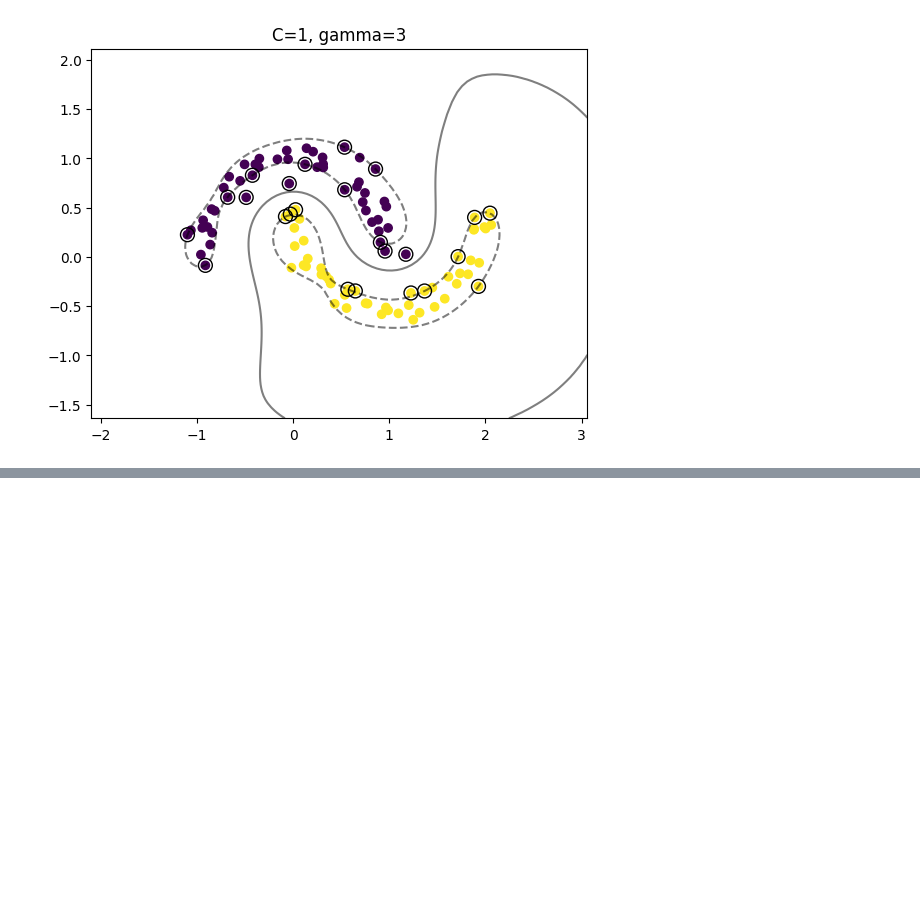
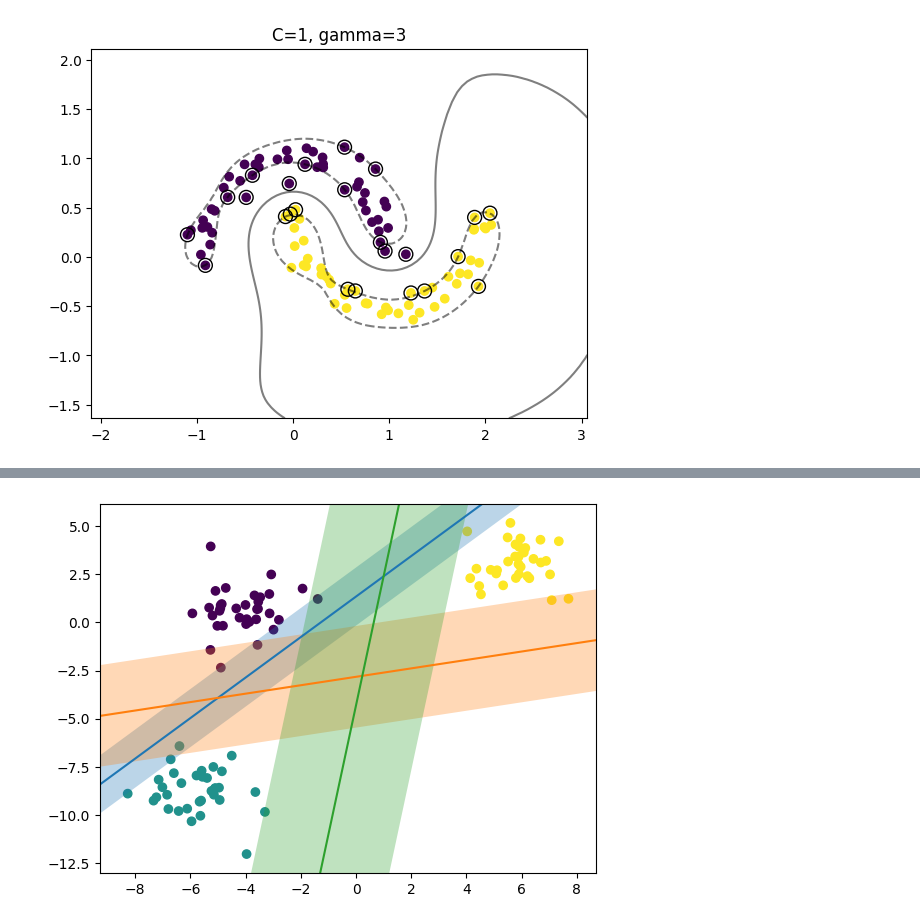
Before and after one commit to cyp-ark/SVM, a Jupyter notebook: code.ipynb, the cells around one changed output, grey strips where cells are left out. Saved outputs shown, nothing was run; the diff lists cells and outputs as text; code cells hidden in the pictures; blank space fills up the shorter version.

```diff
--- a/code.ipynb
+++ b/code.ipynb
@@ -205,0 +218,19 @@ plt.show()
+# %%
+linear_svm4 = LinearSVC().fit(X4,y4)
+
+line = np.linspace(-15,15)
+
+fig = plt.figure()
+
+plt.scatter('x1', 'x2', c='class',data=df4)
+
+for coef, intercept in zip(linear_svm4.coef_,linear_svm4.intercept_):
+    plt.plot(line,-(line*coef[0]+intercept)/coef[1])
+    plt.fill_between(line,-(line*coef[0]+intercept+1)/coef[1],-(line*coef[0]+intercept-1)/coef[1],alpha=0.3)
+
+plt.xlim([min(df4['x1'])-1,max(df4['x1'])+1])
+plt.ylim([min(df4['x2'])-1,max(df4['x2'])+1])
+
+plt.show()
+# %% [output]
+[figure, added]
```
Also changed, not shown: parts of 2 cells of this notebook, 2 other files.
